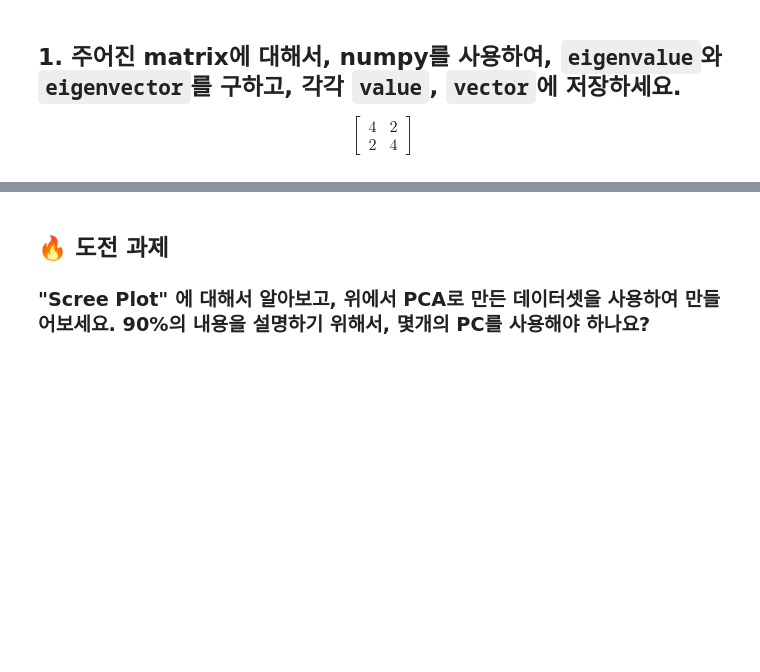
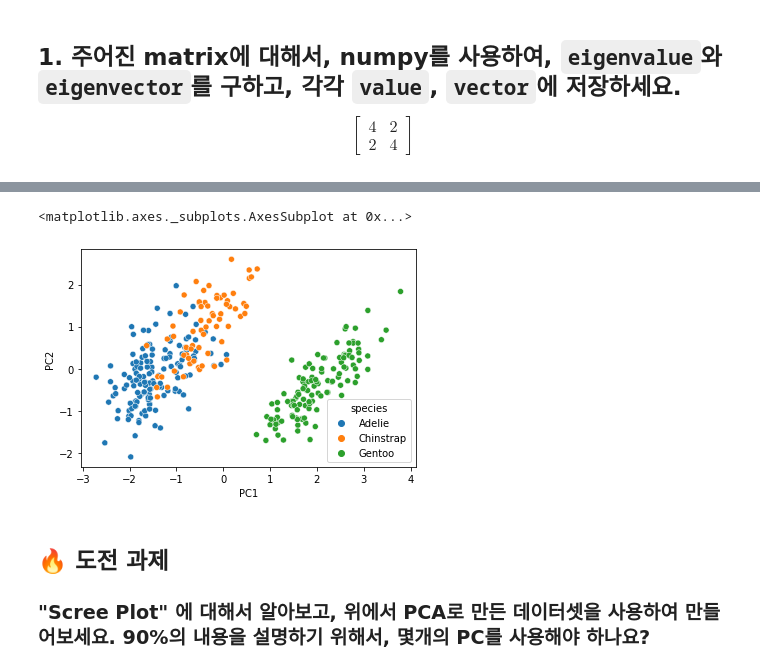
Before and after one commit to JangJiYeon12/CodeStates_Sprint, a Jupyter notebook: n133-dimensionality-reduction-techniques/n133a-high-dimensional-data.ipynb, the cells around one changed output, grey strips where cells are left out. Cells and saved outputs as stored; diff of their text form; code cells hidden in the pictures; blank space fills up the shorter version.

```diff
--- a/n133-dimensionality-reduction-techniques/n133a-high-dimensional-data.ipynb
+++ b/n133-dimensionality-reduction-techniques/n133a-high-dimensional-data.ipynb
@@ -28,3 +40,32 @@
+# %%
+import seaborn as sns
+
+df = sns.load_dataset('penguins', cache=True, data_home=None)
+# %%
+df = df.dropna()
+
+features = df.loc[:,'bill_length_mm':'body_mass_g']
+species = df['species']
+# %%
+from sklearn.preprocessing import StandardScaler, Normalizer
+from sklearn.decomposition import PCA
+
+scaler = StandardScaler()
+features = pd.DataFrame(scaler.fit_transform(features), columns=['bill_length_mm','bill_depth_mm','flipper_length_mm','body_mass_g'])
+# %%
+pca = PCA(n_components=2)
+extracted_df = pd.DataFrame(pca.fit_transform(features), columns=['PC1', 'PC2'])
+
+pca.fit(extracted_df)
+
+pc = pca.transform(extracted_df)
+pc_penguin = np.c_[pc, species]
+result = pd.DataFrame(pc_penguin,columns=['PC1','PC2','species'])
+# %%
+sns.scatterplot(data=result,x='PC1',y='PC2',hue='species')
+# %% [output]
+<matplotlib.axes._subplots.AxesSubplot at 0x...>
+[figure, added]
 # %% [markdown]
 ## 🔥 도전 과제
 
```
Also changed, not shown: parts of 3 cells of this notebook.
